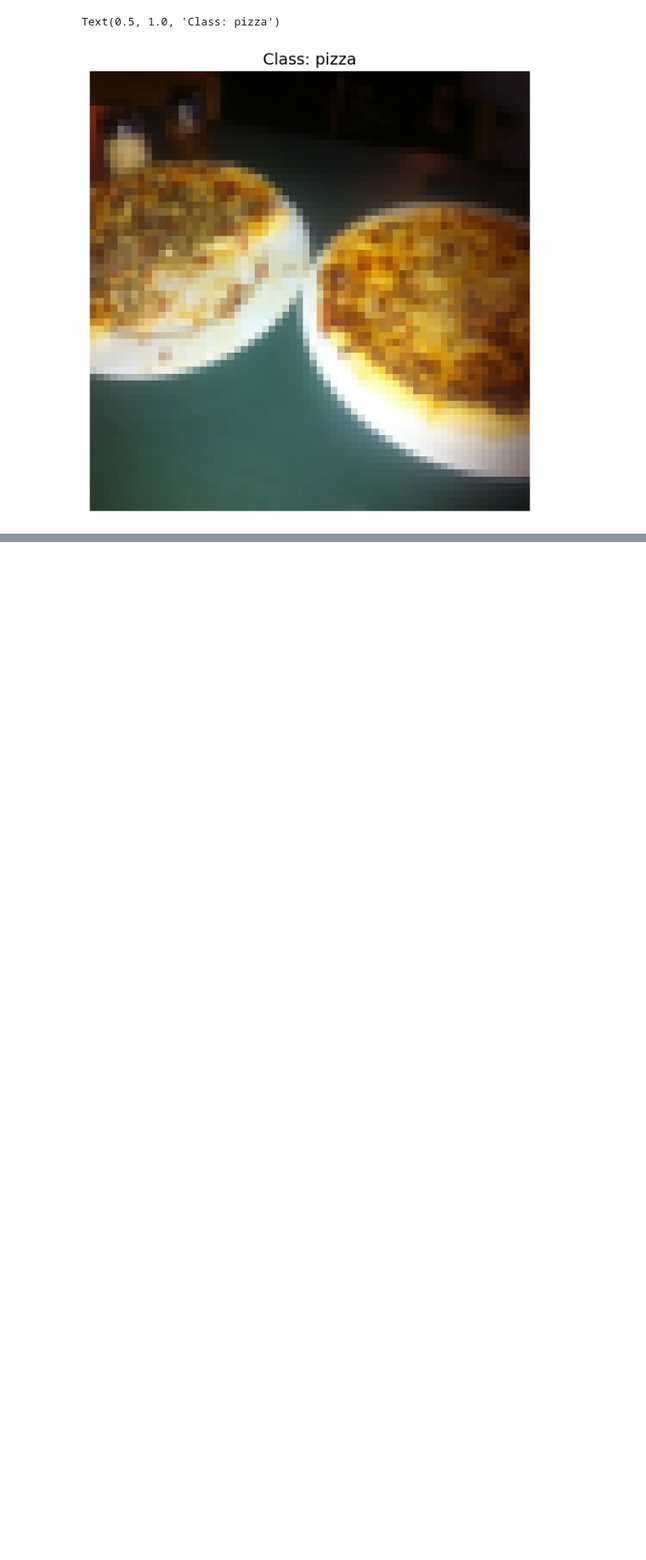
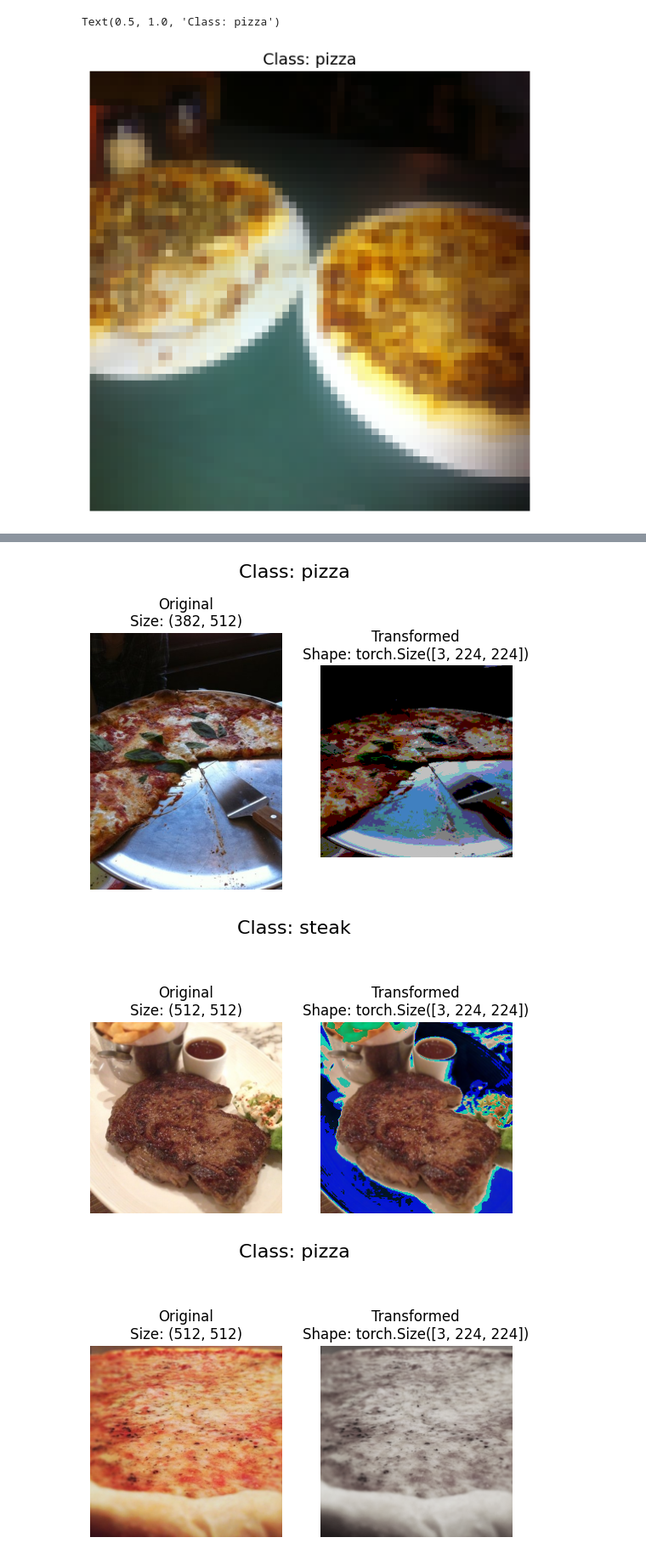
Before and after one commit to JavierMdT/PyTorch-Course, a Jupyter notebook: 04_pytorch_customs_datasets/04_pytorch_customs_datasets.ipynb, the cells around one changed output, grey strips where cells are left out. Shown at 85% size. Cells and saved outputs as stored; diff of their text form; code cells hidden in the pictures; blank space fills up the shorter version.

```diff
--- a/04_pytorch_customs_datasets/04_pytorch_customs_datasets.ipynb
+++ b/04_pytorch_customs_datasets/04_pytorch_customs_datasets.ipynb
@@ -195,7 +195,10 @@ tmp.shape, tmp.dtype
 # %% [output]
 (torch.Size([3, 64, 64]), torch.float32)
 # %%
-def plot_transformed_images(image_paths: list, transform, n: int = 3, seed: int = 42):
+from typing import Optional
+def plot_transformed_images(image_paths: list,
+                            transform, n: int = 3,
+                            seed: Optional[int] = 42):
     '''
     Selects random images from a path of images and loads/transforms
     them then plots the original vs the transformed.
@@ -338,0 +704,14 @@ Text(0.5, 1.0, 'Class: pizza')
+# %%
+# Let's look at trivial augment
+from torchvision import transforms
+
+train_transforms = transforms.Compose([
+    transforms.Resize((224, 224)),
+    transforms.TrivialAugmentWide(num_magnitude_bins=32),
+    transforms.ToTensor()
+])
+
+test_transforms = transforms.Compose([
+    transforms.Resize((64, 64)),
+    transforms.ToTensor()
+])
@@ -338,0 +722,4 @@ Text(0.5, 1.0, 'Class: pizza')
+# %%
+# Get all images path
+image_path_list = list(image_path.glob("*/*/*.jpg"))
+image_path_list
@@ -338,0 +744,10 @@ Text(0.5, 1.0, 'Class: pizza')
+# %%
+# Plot random transformed images
+plot_transformed_images(image_paths=image_path_list,
+                        n=3,
+                        seed=None,
+                        transform=train_transforms)
+# %% [output]
+[figure, added]
+[figure, added]
+[figure, added]
```
Also changed, not shown: parts of 99 cells of this notebook, 3 other files.
